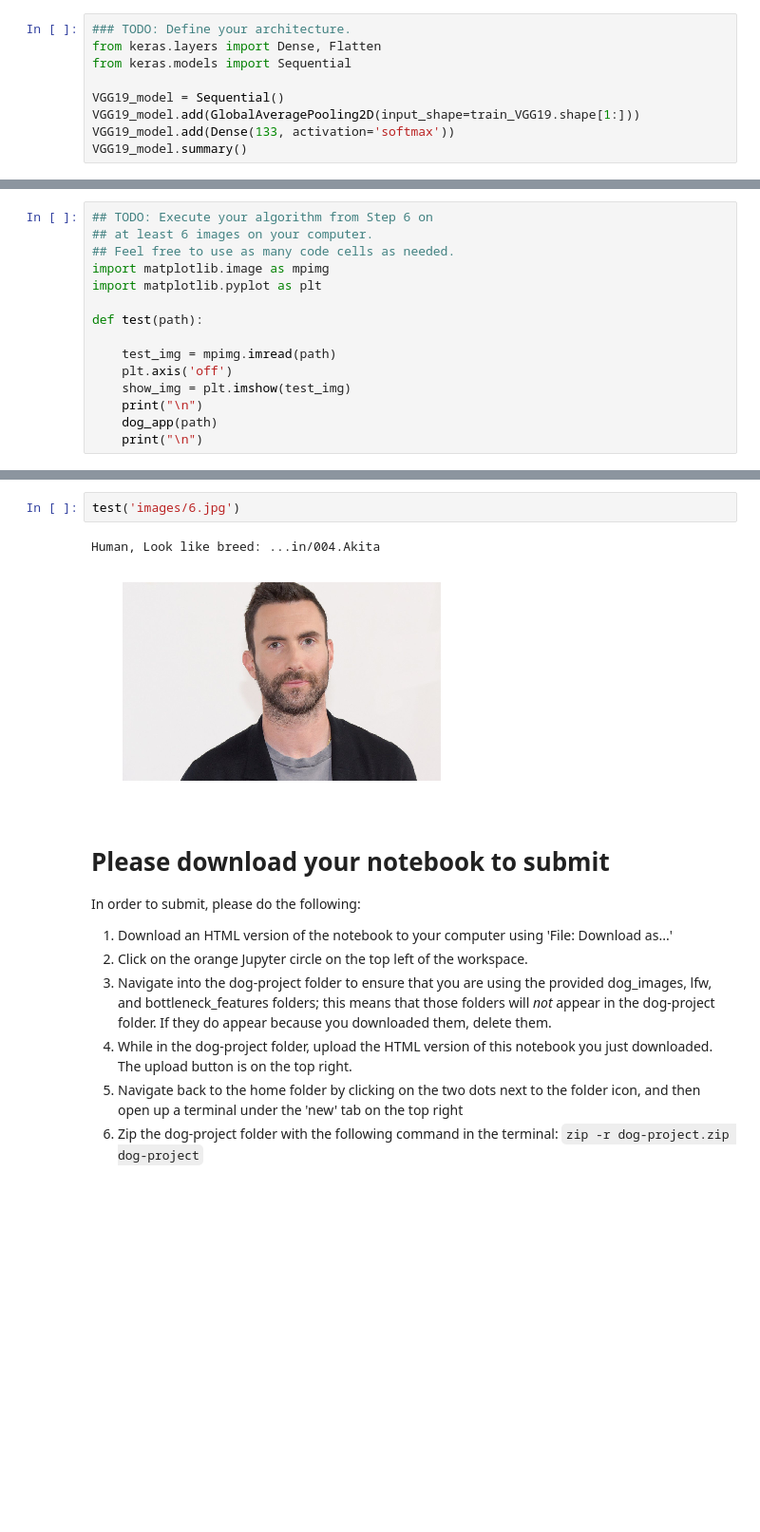
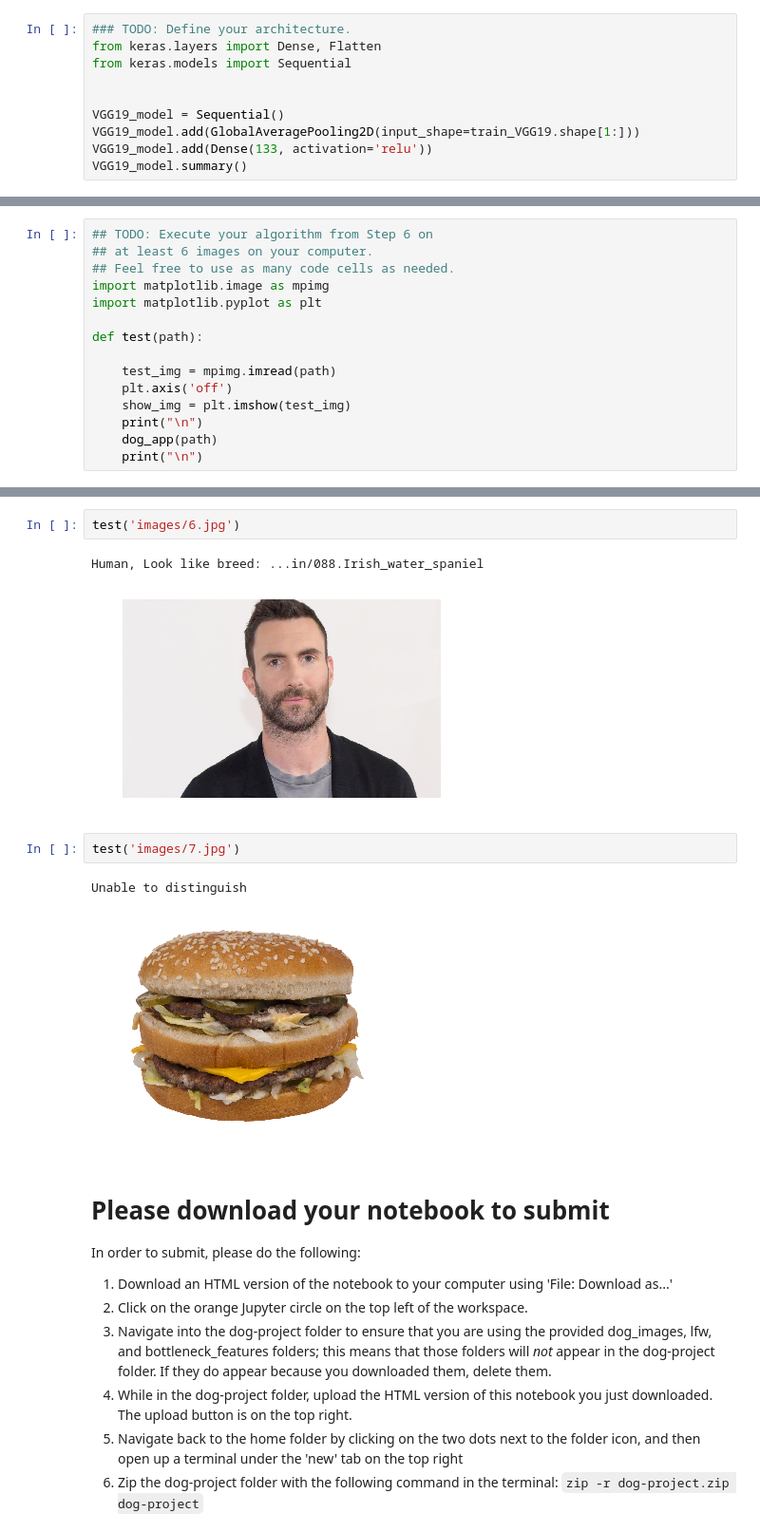
Before and after one commit to cacainside/dog-project-1, a Jupyter notebook: dog_app.ipynb, the cells around one changed output, grey strips where cells are left out. Shown at 95% size. Cells and saved outputs as stored; diff of their text form; blank space fills up the shorter version.

```diff
--- a/dog_app.ipynb
+++ b/dog_app.ipynb
@@ -610,9 +613,10 @@ I use VGG19 because our previous feature is VGG16, I want to use silimar feature
 from keras.layers import Dense, Flatten
 from keras.models import Sequential
 
+
 VGG19_model = Sequential()
 VGG19_model.add(GlobalAveragePooling2D(input_shape=train_VGG19.shape[1:]))
-VGG19_model.add(Dense(133, activation='softmax'))
+VGG19_model.add(Dense(133, activation='relu'))
 VGG19_model.summary()
 # %% [output]
 _________________________________________________________________
@@ -805,8 +814,13 @@ Human, Look like breed: ...in/004.Akita
 # %%
 test('images/6.jpg')
 # %% [output]
-Human, Look like breed: ...in/004.Akita
+Human, Look like breed: ...in/088.Irish_water_spaniel
 [figure]
+# %%
+test('images/7.jpg')
+# %% [output]
+Unable to distinguish
+[figure, added]
 # %% [markdown]
 # Please download your notebook to submit
 
```
Also changed, not shown: parts of 17 cells of this notebook, 3 other files.
